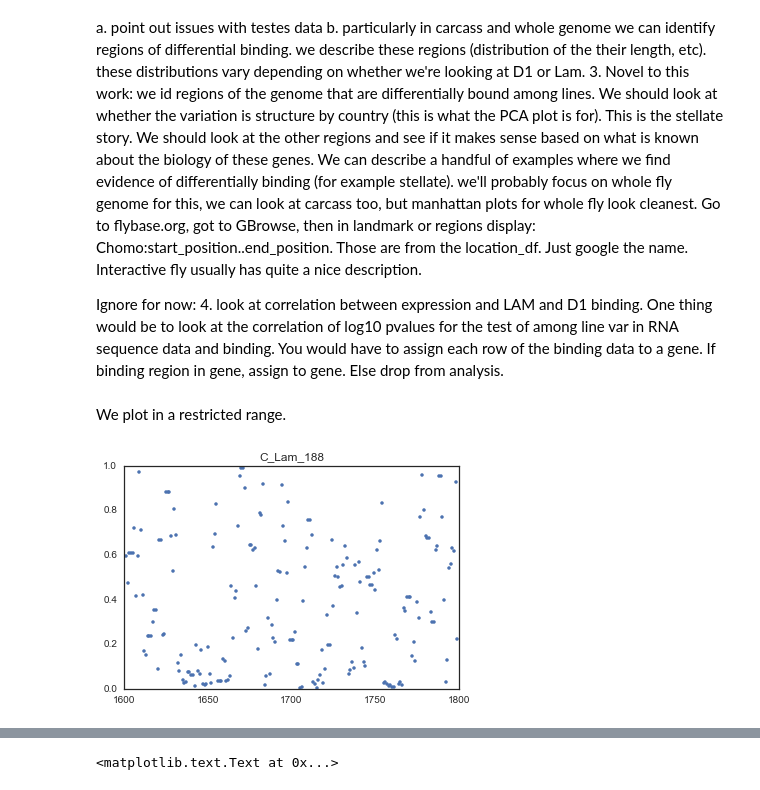
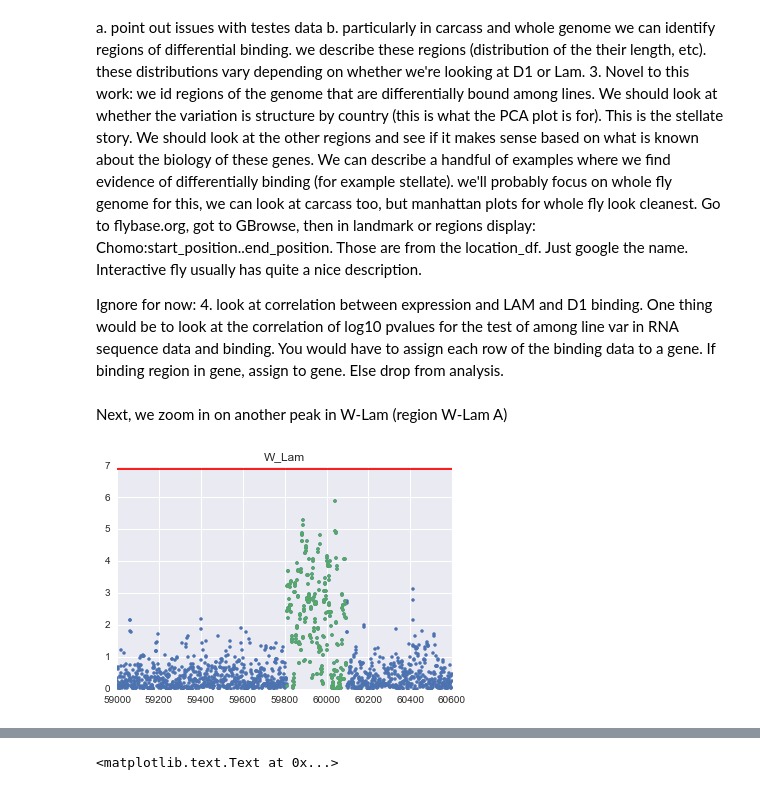
Before and after one commit to leandraking/SacktonProject, a Jupyter notebook: 20160607_DamID_analysis.ipynb, the cells around one changed output, grey strips where cells are left out. Drawn from its saved outputs; the diff is of its cells as text; code cells hidden in the pictures.

```diff
--- a/20160607_DamID_analysis.ipynb
+++ b/20160607_DamID_analysis.ipynb
@@ -631,26 +647,18 @@ Just google the name.  Interactive fly usually has quite a nice description.
 
 Ignore for now:
 4. look at correlation between expression and LAM and D1 binding.  One thing would be to look at the correlation of log10 pvalues for the test of among line var in RNA sequence data and binding.  You would have to assign each row of the binding data to a gene.  If binding region in gene, assign to gene. Else drop from analysis.
-# %% [markdown]
-We plot in a restricted range.
-# %%
-protein="Lam"
-line="188"
-tissue="C"
-
-f, ax = plt.subplots()
-plt.plot(pvalManhatt[tissue + '_'+ protein + '_' + line][1600:1800], '.')
-plt.title(tissue + '_'+ protein + '_' + line)
-plt.show()
-
-
-#window=gaussian(20, 10)
-#ga = filters.convolve1d(pvalManhatt[tissue + '_'+ protein + '_' + line][1600:1800], window/window.sum())
-#plt.plot(range(1600,1800), ga)
-
-
-
-# convolve the arrays
-#smoothed = scipy.signal.convolve(yy, window/window.sum(), mode='same')
-# %% [output]
-[figure, removed]
+# %% [markdown]
+Next, we zoom in on another peak in W-Lam (region W-Lam A)
+# %%
+protein="Lam"
+tissue="W"
+
+f, ax = plt.subplots()
+plt.plot(-np.log10(pval[tissue + '_'+ protein])[59000:60600:], '.')
+plt.plot(-np.log10(pval[tissue + '_'+ protein])[59810:60096:], '.')
+plt.title(tissue + '_'+ protein )
+len_data= len(pval[tissue + '_'+ protein].dropna())
+plt.axhline(y=-np.log10(.05/len_data),xmin=0, xmax=len_data, color="red")
+plt.show()
+# %% [output]
+[figure, added]
```
Also changed, not shown: parts of 58 cells of this notebook.
